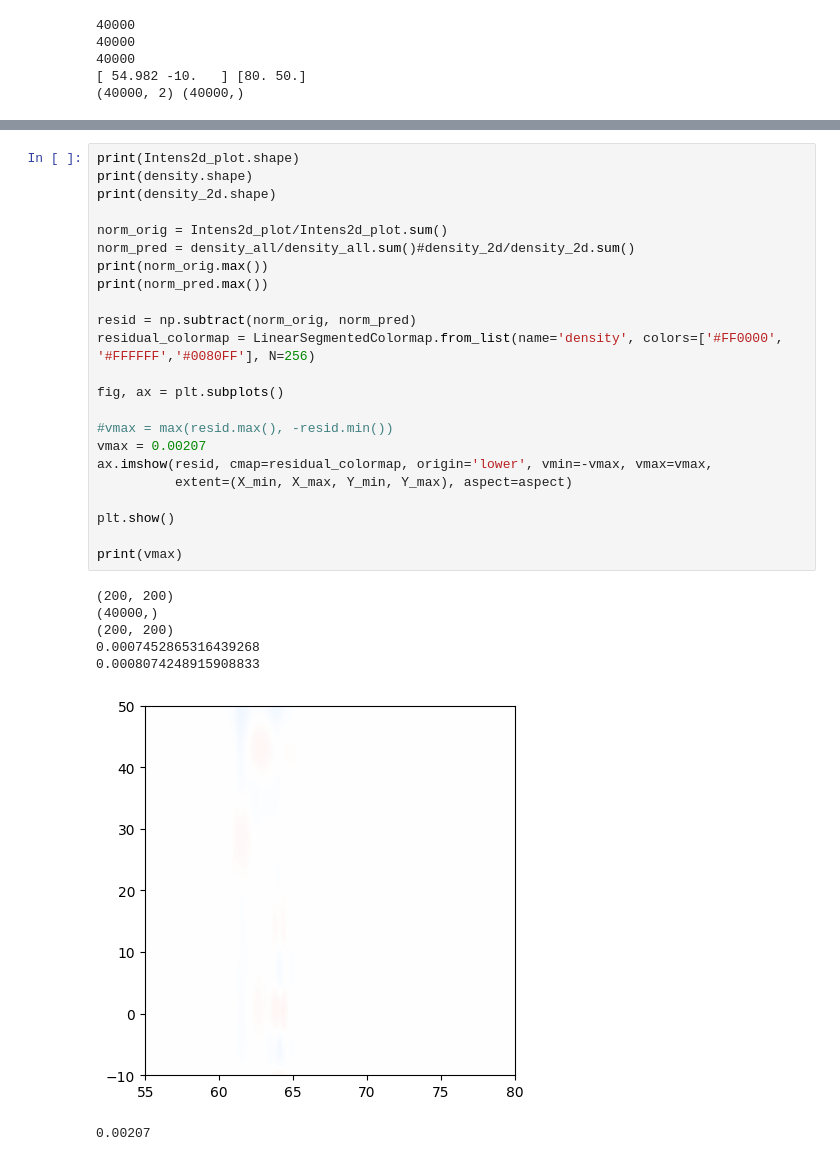
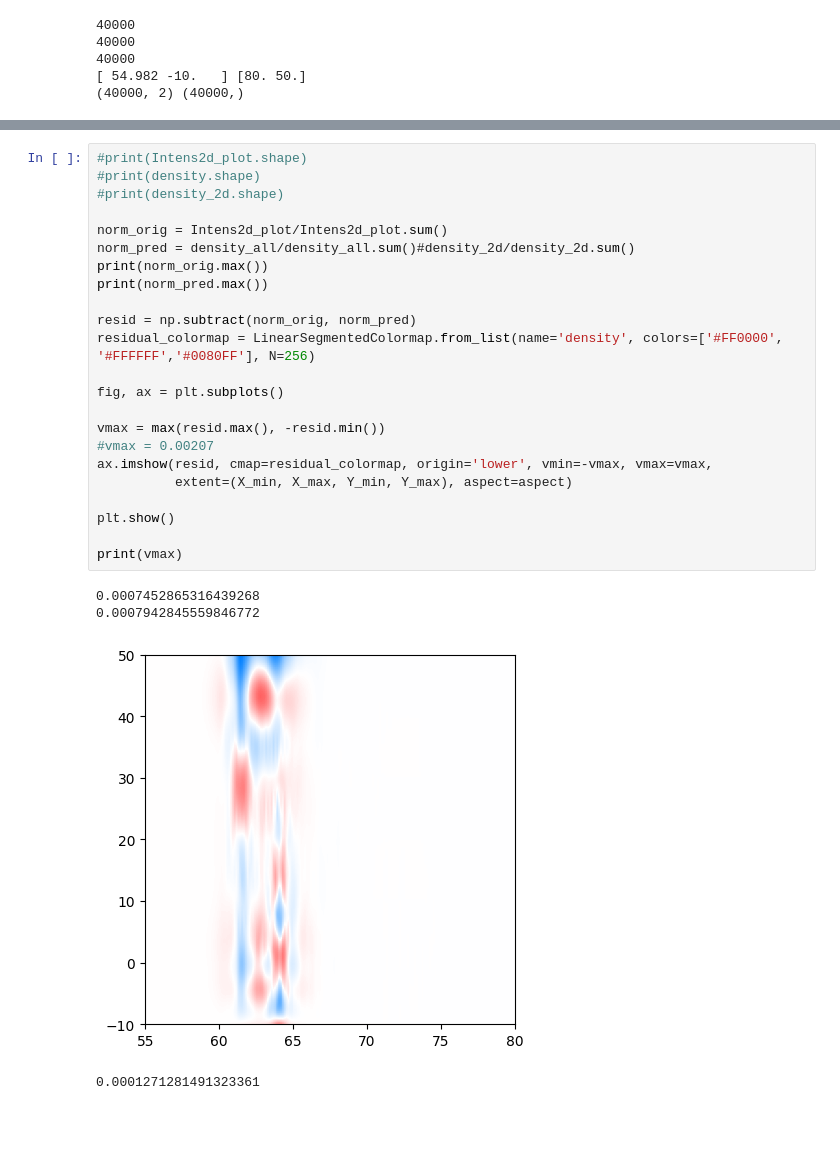
Before and after one commit to tempeparsons/cIMMS, a Jupyter notebook: CloughTocherInterpolator_sliceB_rat.ipynb, the cells around one changed output, grey strips where cells are left out. Cells and saved outputs as stored; diff of their text form; blank space fills up the shorter version.

```diff
--- a/CloughTocherInterpolator_sliceB_rat.ipynb
+++ b/CloughTocherInterpolator_sliceB_rat.ipynb
@@ -317,34 +324,31 @@ KeyboardInterrupt:
 # %%
-print(Intens2d_plot.shape)
-print(density.shape)
-print(density_2d.shape)
+#print(Intens2d_plot.shape)
+#print(density.shape)
+#print(density_2d.shape)
 
 norm_orig = Intens2d_plot/Intens2d_plot.sum()
 norm_pred = density_all/density_all.sum()#density_2d/density_2d.sum()
 print(norm_orig.max())
 print(norm_pred.max())
 
 resid = np.subtract(norm_orig, norm_pred)
 residual_colormap = LinearSegmentedColormap.from_list(name='density', colors=['#FF0000', '#FFFFFF','#0080FF'], N=256)
 
 fig, ax = plt.subplots()
 
-#vmax = max(resid.max(), -resid.min())
-vmax = 0.00207
+vmax = max(resid.max(), -resid.min())
+#vmax = 0.00207
 ax.imshow(resid, cmap=residual_colormap, origin='lower', vmin=-vmax, vmax=vmax,
           extent=(X_min, X_max, Y_min, Y_max), aspect=aspect)
 
 plt.show()
 
 print(vmax)
 # %% [output]
-(200, 200)
-(40000,)
-(200, 200)
 0.0007452865316439268
-0.0008074248915908833
+0.0007942845559846772
-[figure, old version]
+[figure, new version]
-0.00207
+0.0001271281491323361
 # %%
 resid_sqs = resid * resid
 mean_sqs = np.mean(resid_sqs)
```
Also changed, not shown: parts of 5 cells of this notebook, 4 other files.
